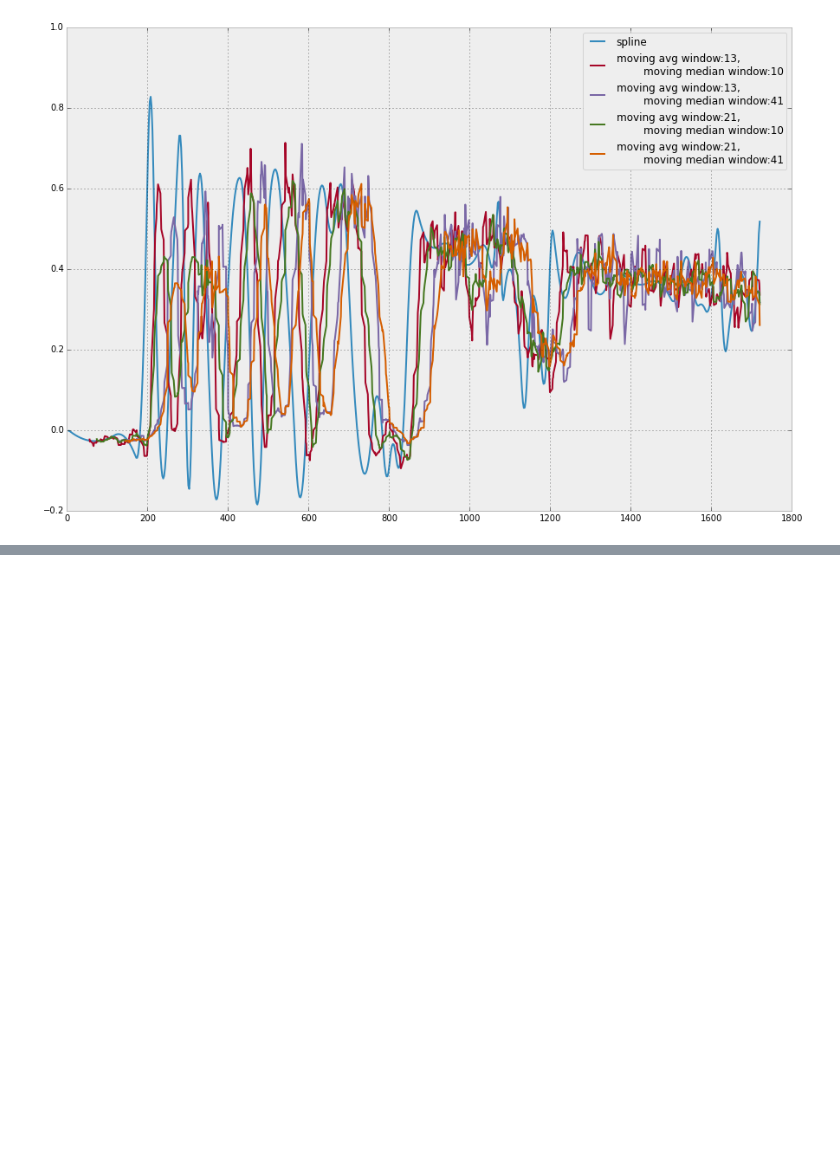
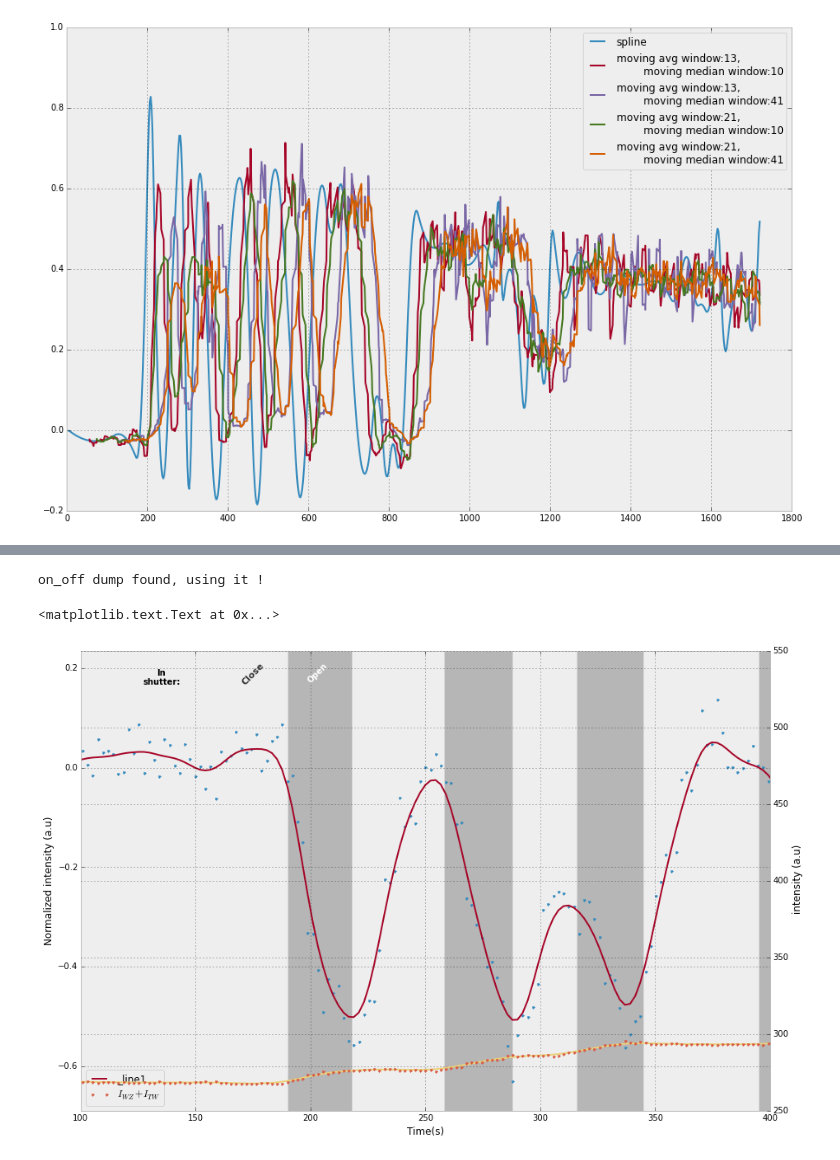
Before and after one commit to giulioungaretti/SPring8, a Jupyter notebook: Untitled1.ipynb, the cells around one changed output, grey strips where cells are left out. Drawn from its saved outputs; the diff is of its cells as text; code cells hidden in the pictures; blank space fills up the shorter version.

```diff
--- a/Untitled1.ipynb
+++ b/Untitled1.ipynb
@@ -81,7 +81,17 @@ fig
 # %%
+fig_1, ax_1 = do_diff_derivatives(
+    data, parameters_dict, 'TW', name, False, False, True, True,True, figsize=(15,10))
+
 mean = 15
 median = 1
 d_wz = pd.rolling_mean(pd.rolling_median(data.Int_WZ,median).diff(),mean)
 d_tw =  pd.rolling_mean(pd.rolling_median(data.Int_TW,median).diff(),mean)
 
-ax_1.plot(data.index, d_wz-d_tw,label='$I{\\prime}_{WZ} - I{\\prime}_{TW}$'+'mn{0},md{1}'.format(mean,median));
+diff = d_wz-d_tw
+
+ax_1.set_xlim(100,400)
+ax_1.set_xlabel('Time(s)')
+# %% [output]
+on_off dump found, using it !
+<matplotlib.text.Text at 0x...>
+[figure, added]
```
Also changed, not shown: parts of 18 cells of this notebook, 2 other files.
